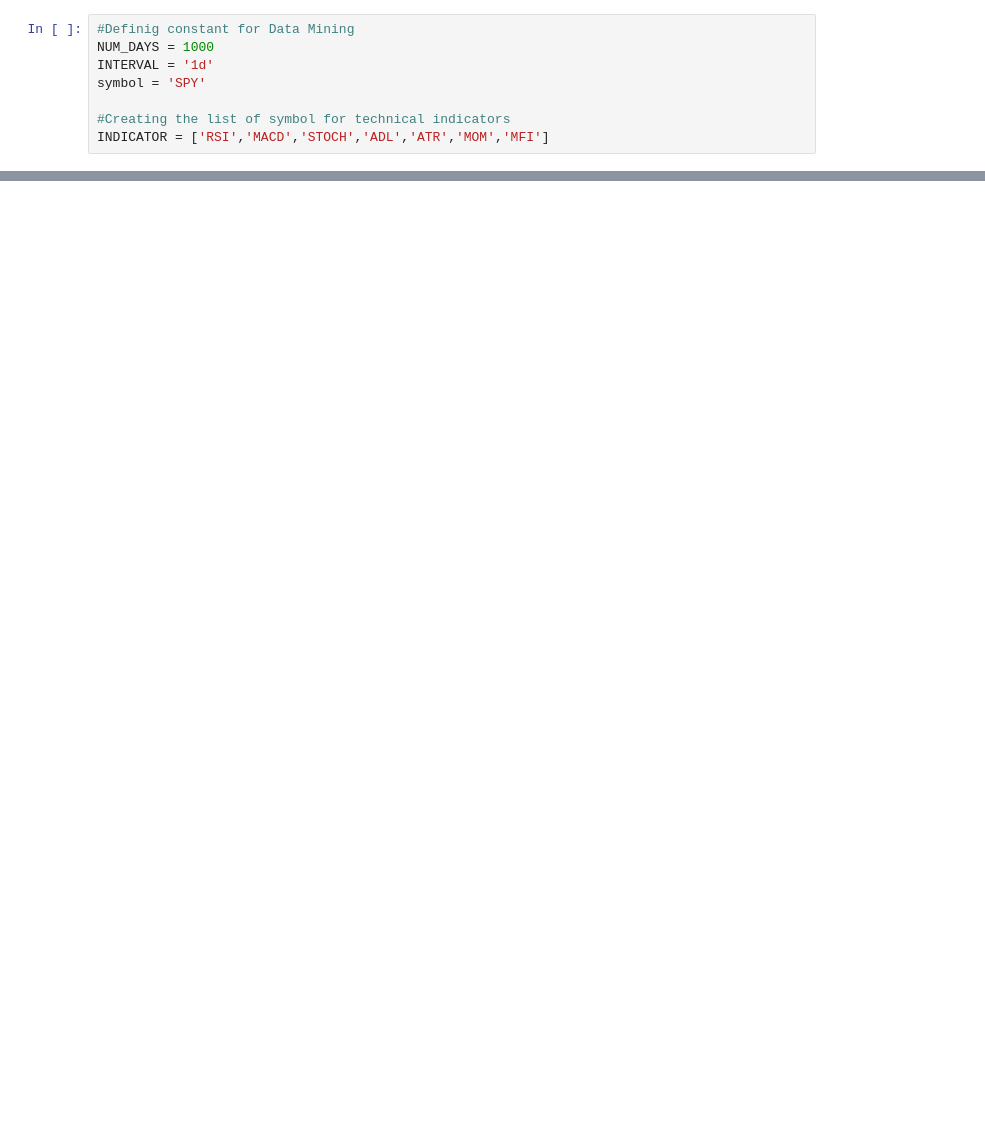
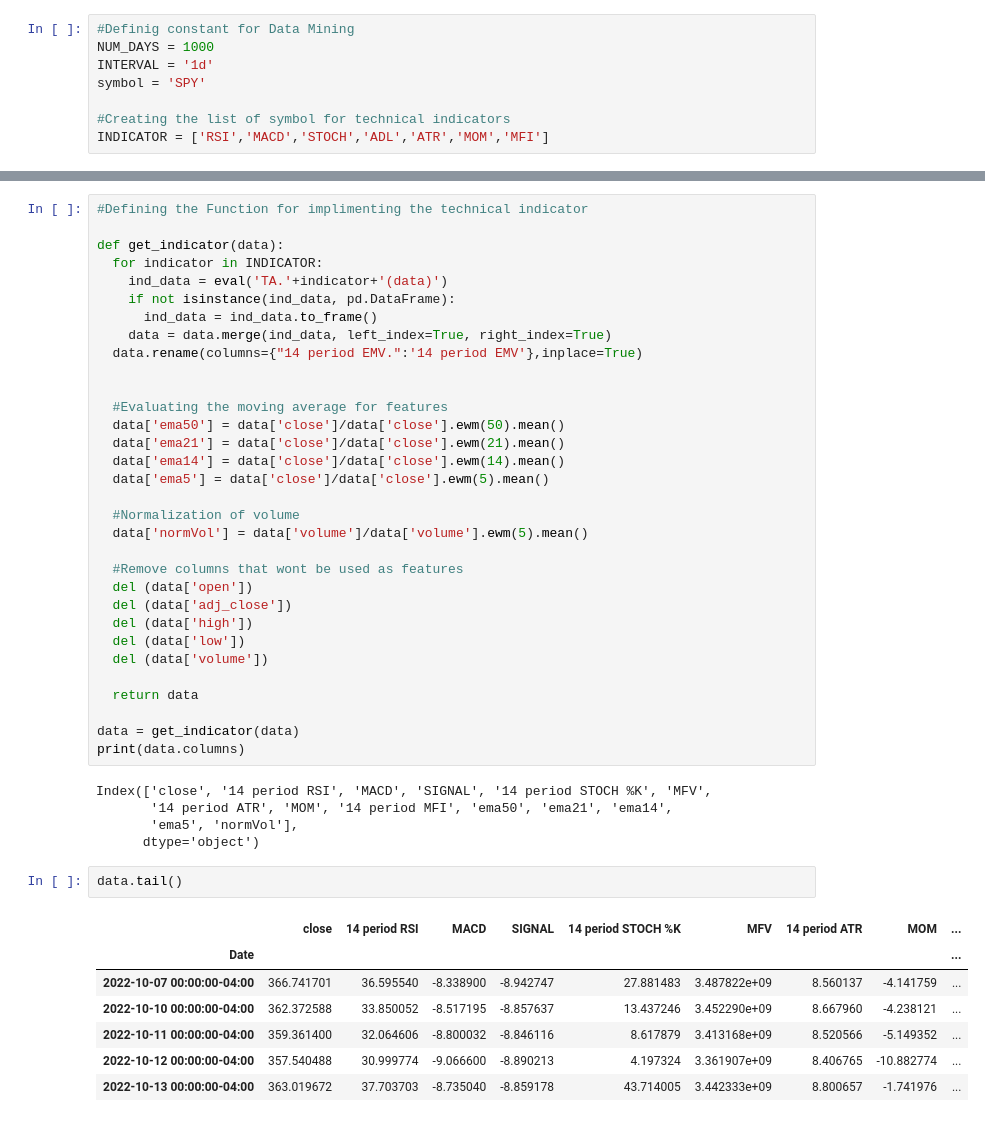
Before and after one commit to Mmbsaksd/Predicting-Future-Stock-Market-Trends-with-Python-Machine-Learning, a Jupyter notebook: Predicting_Future_Stock_Market_Trends_with_Python_&_Machine_Learning.ipynb, the cells around one changed output, grey strips where cells are left out. Saved outputs shown, nothing was run; the diff lists cells and outputs as text; blank space fills up the shorter version.

```diff
--- a/Predicting_Future_Stock_Market_Trends_with_Python_&_Machine_Learning.ipynb
+++ b/Predicting_Future_Stock_Market_Trends_with_Python_&_Machine_Learning.ipynb
@@ -74,0 +84,47 @@ tmp['close'].plot()
+# %%
+#Defining the Function for implimenting the technical indicator
+
+def get_indicator(data):
+  for indicator in INDICATOR:
+    ind_data = eval('TA.'+indicator+'(data)')
+    if not isinstance(ind_data, pd.DataFrame):
+      ind_data = ind_data.to_frame()
+    data = data.merge(ind_data, left_index=True, right_index=True)
+  data.rename(columns={"14 period EMV.":'14 period EMV'},inplace=True)
+
+
+  #Evaluating the moving average for features
+  data['ema50'] = data['close']/data['close'].ewm(50).mean()
+  data['ema21'] = data['close']/data['close'].ewm(21).mean()
+  data['ema14'] = data['close']/data['close'].ewm(14).mean()
+  data['ema5'] = data['close']/data['close'].ewm(5).mean()
+
+  #Normalization of volume
+  data['normVol'] = data['volume']/data['volume'].ewm(5).mean()
+
+  #Remove columns that wont be used as features
+  del (data['open'])
+  del (data['adj_close'])
+  del (data['high'])
+  del (data['low'])
+  del (data['volume'])
+
+  return data
+
+data = get_indicator(data)
+print(data.columns)
+# %% [output]
+Index(['close', '14 period RSI', 'MACD', 'SIGNAL', '14 period STOCH %K', 'MFV',
+       '14 period ATR', 'MOM', '14 period MFI', 'ema50', 'ema21', 'ema14',
+       'ema5', 'normVol'],
+      dtype='object')
+# %%
+data.tail()
+# %% [output]
+|  | close | 14 period RSI | MACD | SIGNAL | 14 period STOCH %K | MFV | 14 period ATR | MOM | ... |
+| Date |  |  |  |  |  |  |  |  | ... |
+| 2022-10-07 00:00:00-04:00 | 366.741701 | 36.595540 | -8.338900 | -8.942747 | 27.881483 | 3.487822e+09 | 8.560137 | -4.141759 | ... |
+| 2022-10-10 00:00:00-04:00 | 362.372588 | 33.850052 | -8.517195 | -8.857637 | 13.437246 | 3.452290e+09 | 8.667960 | -4.238121 | ... |
+| 2022-10-11 00:00:00-04:00 | 359.361400 | 32.064606 | -8.800032 | -8.846116 | 8.617879 | 3.413168e+09 | 8.520566 | -5.149352 | ... |
+| 2022-10-12 00:00:00-04:00 | 357.540488 | 30.999774 | -9.066600 | -8.890213 | 4.197324 | 3.361907e+09 | 8.406765 | -10.882774 | ... |
+| 2022-10-13 00:00:00-04:00 | 363.019672 | 37.703703 | -8.735040 | -8.859178 | 43.714005 | 3.442333e+09 | 8.800657 | -1.741976 | ... |
```
Also changed, not shown: parts of 5 cells of this notebook.
